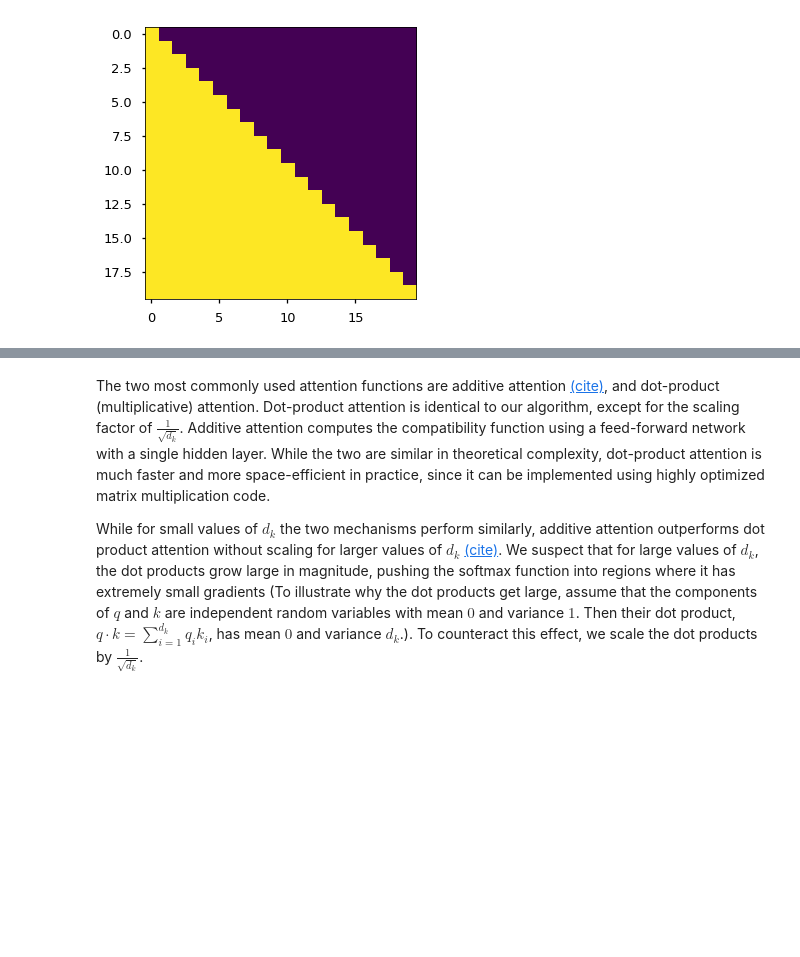
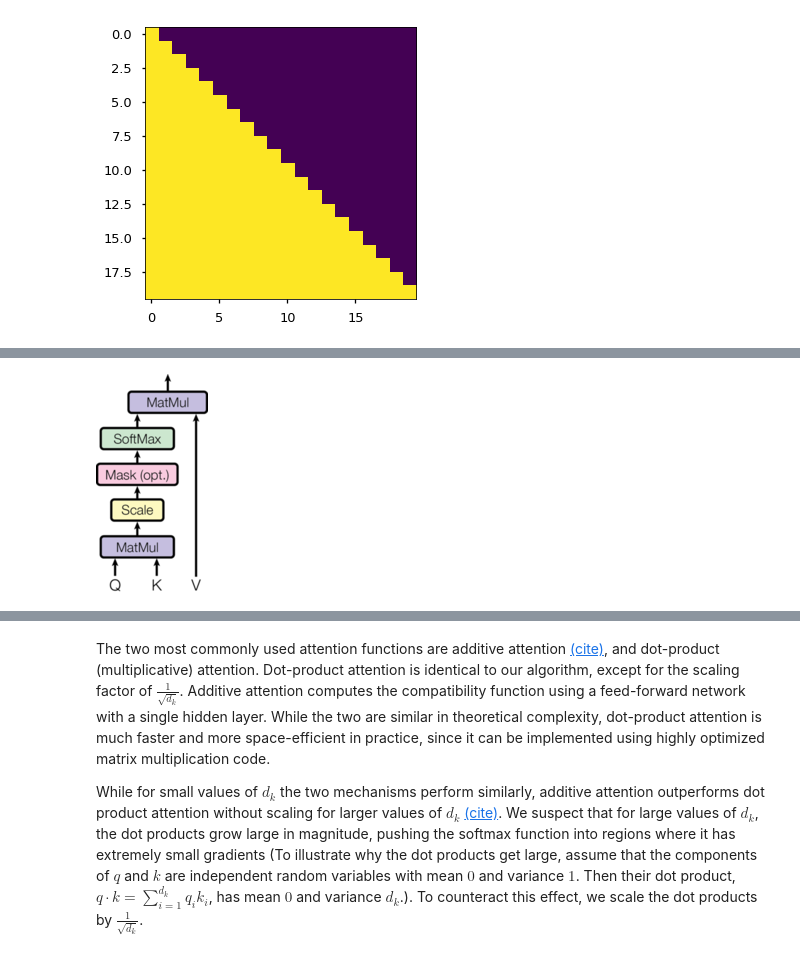
Before and after one commit to harvardnlp/annotated-transformer, a Jupyter notebook: The Annotated Transformer.ipynb, the cells around one changed output, grey strips where cells are left out. Saved outputs shown, nothing was run; the diff lists cells and outputs as text; code cells hidden in the pictures; blank space fills up the shorter version.

```diff
--- a/The Annotated Transformer.ipynb
+++ b/The Annotated Transformer.ipynb
@@ -220,0 +218,4 @@ $$
+# %%
+Image(filename='images/ModalNet-19.png')
+# %% [output]
+[figure, added]
```
Also changed, not shown: parts of 34 cells of this notebook, 2 other files.
